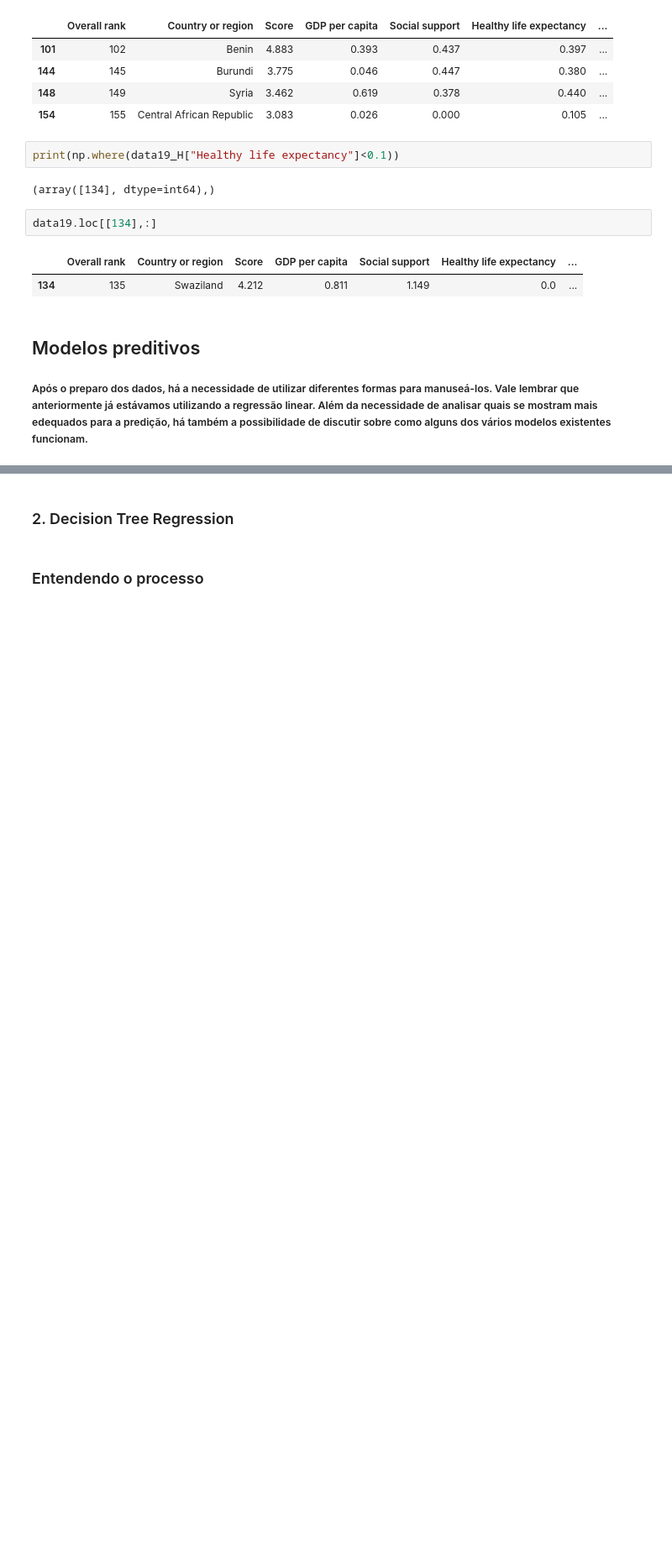
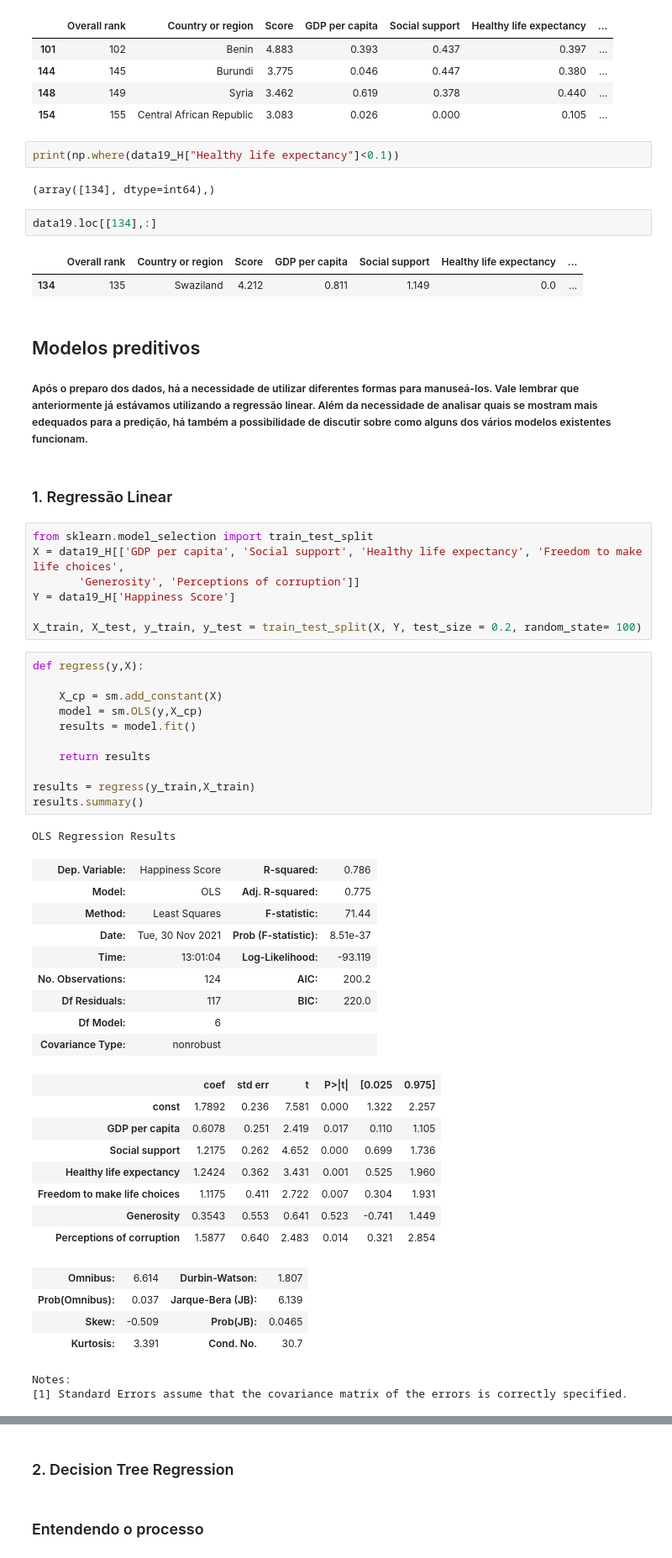
Before and after one commit to brigidolivia/Projeto2_CienciaDados, a Jupyter notebook: P2_Cdados.ipynb, the cells around one changed output, grey strips where cells are left out. Shown at 84% size. Drawn from its saved outputs; the diff is of its cells as text; blank space fills up the shorter version.

```diff
--- a/P2_Cdados.ipynb
+++ b/P2_Cdados.ipynb
@@ -307,3 +307,48 @@ data19.loc[[134],:]
 ## Modelos preditivos
 
 ##### Após o preparo dos dados, há a necessidade de utilizar diferentes formas para manuseá-los. Vale lembrar que anteriormente já estávamos utilizando a regressão linear. Além da necessidade de analisar quais se mostram mais edequados para a predição, há também a possibilidade de discutir sobre como alguns dos vários modelos existentes funcionam.
+# %% [markdown]
+### 1. Regressão Linear
+# %%
+from sklearn.model_selection import train_test_split
+X = data19_H[['GDP per capita', 'Social support', 'Healthy life expectancy', 'Freedom to make life choices',
+       'Generosity', 'Perceptions of corruption']]
+Y = data19_H['Happiness Score']
+
+X_train, X_test, y_train, y_test = train_test_split(X, Y, test_size = 0.2, random_state= 100)
+# %%
+def regress(y,X):
+
+    X_cp = sm.add_constant(X)
+    model = sm.OLS(y,X_cp)
+    results = model.fit()
+
+    return results
+
+results = regress(y_train,X_train)
+results.summary()
+# %% [output]
+OLS Regression Results
+| Dep. Variable: | Happiness Score | R-squared: | 0.786 |
+| Model: | OLS | Adj. R-squared: | 0.775 |
+| Method: | Least Squares | F-statistic: | 71.44 |
+| Date: | Tue, 30 Nov 2021 | Prob (F-statistic): | 8.51e-37 |
+| Time: | 13:01:04 | Log-Likelihood: | -93.119 |
+| No. Observations: | 124 | AIC: | 200.2 |
+| Df Residuals: | 117 | BIC: | 220.0 |
+| Df Model: | 6 |  |  |
+| Covariance Type: | nonrobust |  |  |
+|  | coef | std err | t | P>|t| | [0.025 | 0.975] |
+| const | 1.7892 | 0.236 | 7.581 | 0.000 | 1.322 | 2.257 |
+| GDP per capita | 0.6078 | 0.251 | 2.419 | 0.017 | 0.110 | 1.105 |
+| Social support | 1.2175 | 0.262 | 4.652 | 0.000 | 0.699 | 1.736 |
+| Healthy life expectancy | 1.2424 | 0.362 | 3.431 | 0.001 | 0.525 | 1.960 |
+| Freedom to make life choices | 1.1175 | 0.411 | 2.722 | 0.007 | 0.304 | 1.931 |
+| Generosity | 0.3543 | 0.553 | 0.641 | 0.523 | -0.741 | 1.449 |
+| Perceptions of corruption | 1.5877 | 0.640 | 2.483 | 0.014 | 0.321 | 2.854 |
+| Omnibus: | 6.614 | Durbin-Watson: | 1.807 |
+| Prob(Omnibus): | 0.037 | Jarque-Bera (JB): | 6.139 |
+| Skew: | -0.509 | Prob(JB): | 0.0465 |
+| Kurtosis: | 3.391 | Cond. No. | 30.7 |
+Notes:
+[1] Standard Errors assume that the covariance matrix of the errors is correctly specified.
```
Also changed, not shown: parts of 10 cells of this notebook.
